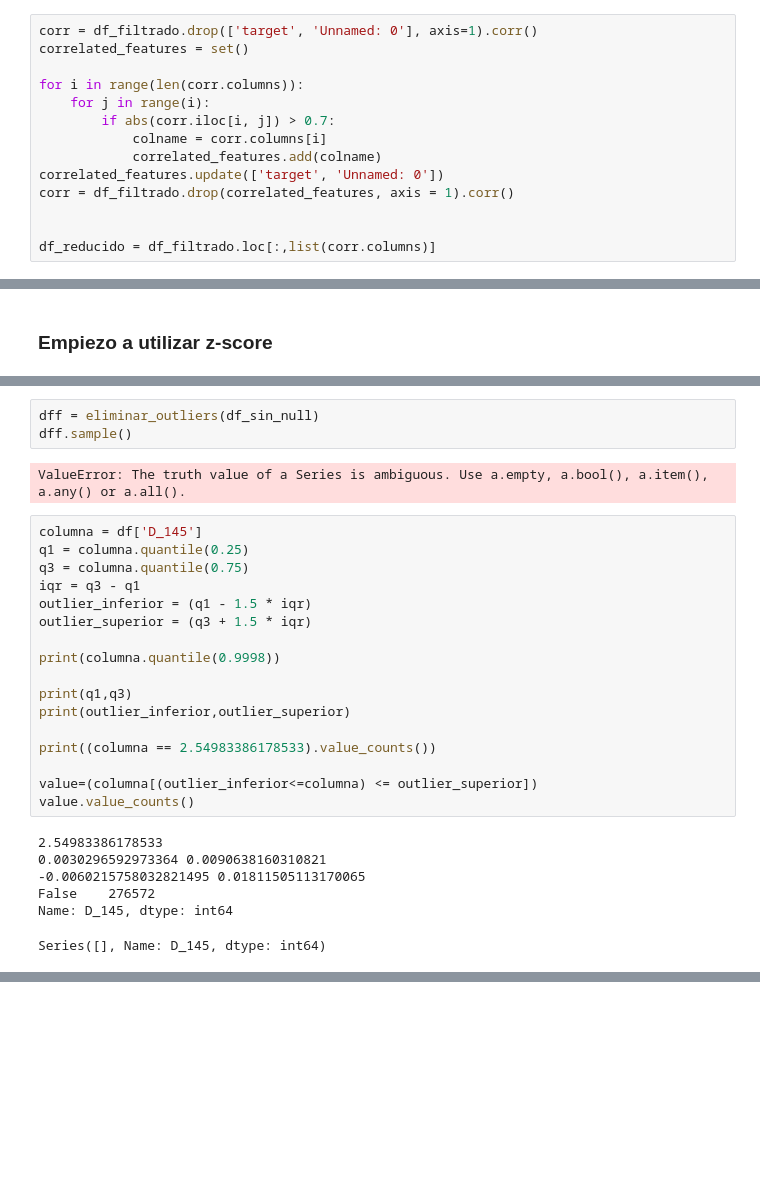
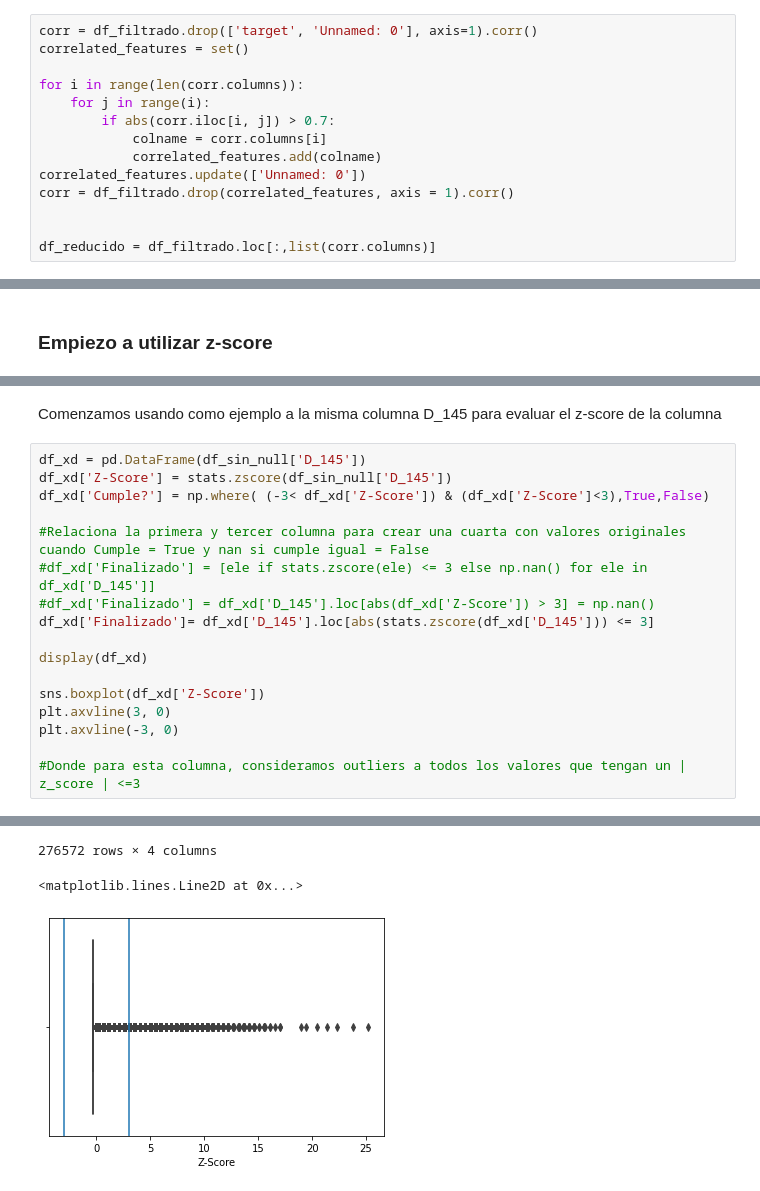
Before and after one commit to BraianV/Org-Datos-Grupo-19, a Jupyter notebook: notebooks/Analisis de datos.ipynb, the cells around one changed output, grey strips where cells are left out. Cells and saved outputs as stored; diff of their text form; blank space fills up the shorter version.

Commit message:
Removi outliers con z-score

```diff
--- a/notebooks/Analisis de datos.ipynb
+++ b/notebooks/Analisis de datos.ipynb
@@ -96,7 +96,7 @@ for i in range(len(corr.columns)):
         if abs(corr.iloc[i, j]) > 0.7:
             colname = corr.columns[i]
             correlated_features.add(colname)
-correlated_features.update(['target', 'Unnamed: 0'])
+correlated_features.update(['Unnamed: 0'])
 corr = df_filtrado.drop(correlated_features, axis = 1).corr()
 
 
@@ -208,29 +169,20 @@ def eliminar_outliers(df):
-# %%
-dff = eliminar_outliers(df_sin_null)
-dff.sample()
-# %% [output]
-ValueError: The truth value of a Series is ambiguous. Use a.empty, a.bool(), a.item(), a.any() or a.all().
-# %%
-columna = df['D_145']
-q1 = columna.quantile(0.25)
-q3 = columna.quantile(0.75)
-iqr = q3 - q1
-outlier_inferior = (q1 - 1.5 * iqr)
-outlier_superior = (q3 + 1.5 * iqr)
-
-print(columna.quantile(0.9998))
-
-print(q1,q3)
-print(outlier_inferior,outlier_superior)
-
-print((columna == 2.54983386178533).value_counts())
-
-value=(columna[(outlier_inferior<=columna) <= outlier_superior])
-value.value_counts()
-# %% [output]
-2.54983386178533
-0.0030296592973364 0.0090638160310821
--0.0060215758032821495 0.01811505113170065
-False    276572
-Name: D_145, dtype: int64
-Series([], Name: D_145, dtype: int64)
+# %% [markdown]
+Comenzamos usando como ejemplo a la misma columna D_145 para evaluar el z-score de la columna
+# %%
+df_xd = pd.DataFrame(df_sin_null['D_145'])
+df_xd['Z-Score'] = stats.zscore(df_sin_null['D_145'])
+df_xd['Cumple?'] = np.where( (-3< df_xd['Z-Score']) & (df_xd['Z-Score']<3),True,False)
+
+#Relaciona la primera y tercer columna para crear una cuarta con valores originales cuando Cumple = True y nan si cumple igual = False
+#df_xd['Finalizado'] = [ele if stats.zscore(ele) <= 3 else np.nan() for ele in df_xd['D_145']]
+#df_xd['Finalizado'] = df_xd['D_145'].loc[abs(df_xd['Z-Score']) > 3] = np.nan()
+df_xd['Finalizado']= df_xd['D_145'].loc[abs(stats.zscore(df_xd['D_145'])) <= 3]
+
+display(df_xd)
+
+sns.boxplot(df_xd['Z-Score'])
+plt.axvline(3, 0)
+plt.axvline(-3, 0)
+
+#Donde para esta columna, consideramos outliers a todos los valores que tengan un | z_score | <=3
+# %% [output]
@@ -236,0 +201,3 @@ Series([], Name: D_145, dtype: int64)
+276572 rows × 4 columns
+<matplotlib.lines.Line2D at 0x...>
+[figure, added]
```
Also changed, not shown: parts of 12 cells of this notebook.
